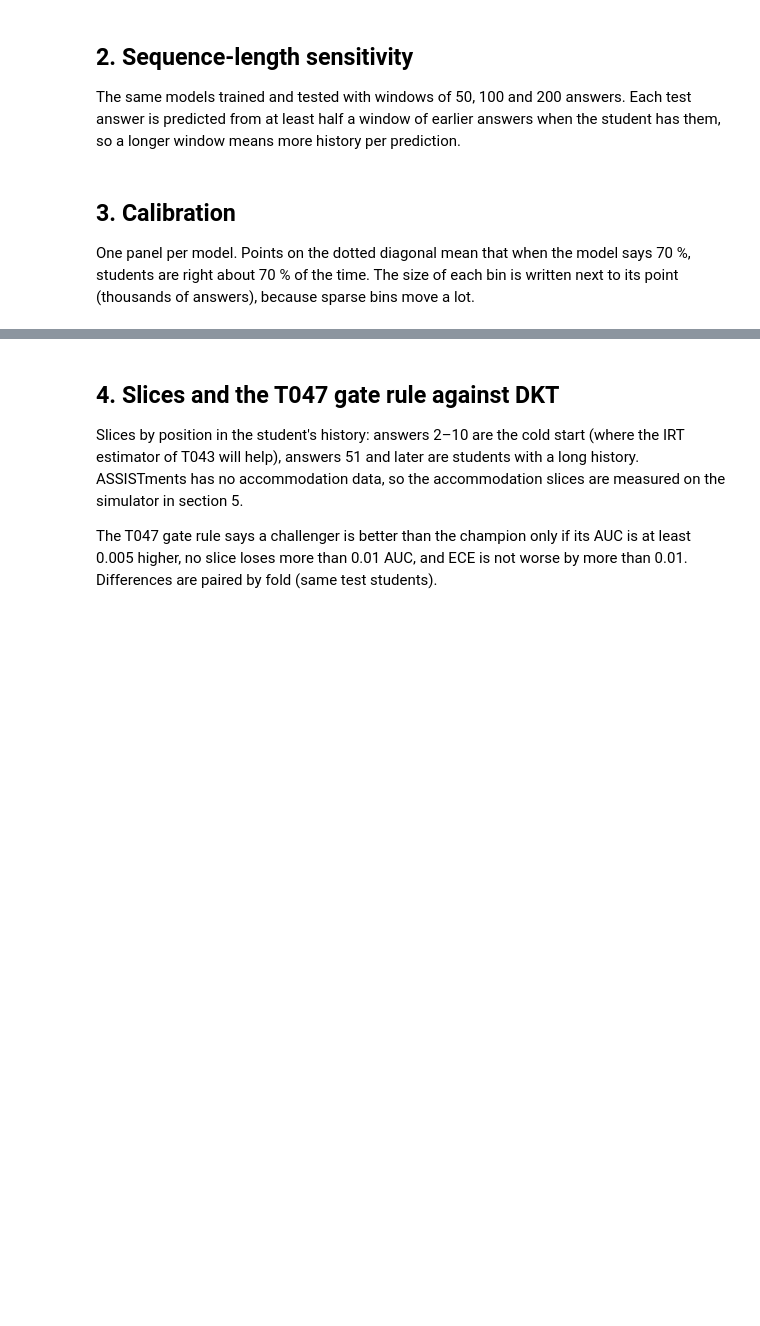
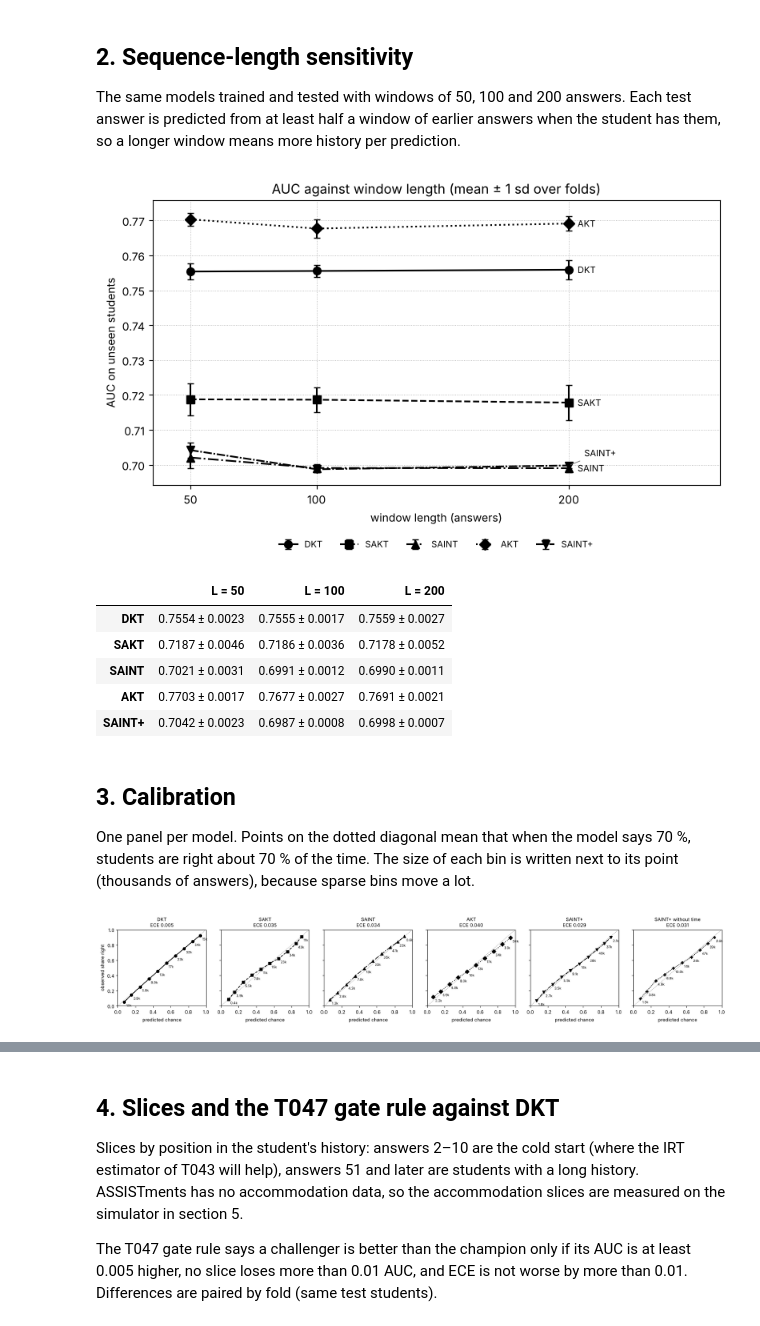
Before and after one commit to salahamami/Kuizi, a Jupyter notebook: ml/benchmarks/t040_benchmark.ipynb, the cells around one changed output, grey strips where cells are left out. Saved outputs shown, nothing was run; the diff lists cells and outputs as text; code cells hidden in the pictures; blank space fills up the shorter version.

```diff
--- a/ml/benchmarks/t040_benchmark.ipynb
+++ b/ml/benchmarks/t040_benchmark.ipynb
@@ -37,6 +37,26 @@ ORDER = ["dkt", "sakt", "saint", "akt", "saint_plus", "saint_plus_notime", "sain
 pm = lambda m, s: f"{m:.4f} ± {s:.4f}" if pd.notna(s) else f"{m:.4f}"
 pd.set_option("display.width", 200)
 
+
+def label_ends(ax, ends, min_gap=0.05):
+    # Write each series' name next to its last point, nudged apart so that no two labels overlap
+    # (ends: list of (label, x, y)). Call after all data is drawn, so the axis limits are final.
+    fig = ax.figure
+    lo, hi = ax.get_ylim()
+    height_pt = fig.get_size_inches()[1] * 72 * ax.get_position().height
+    placed = []
+    for label, x, y in sorted(ends, key=lambda e: e[2]):
+        yy = y if not placed else max(y, placed[-1] + min_gap * (hi - lo))
+        placed.append(yy)
+        moved = abs(yy - y) > 1e-12
+        ax.annotate(label, (x, y), xytext=(14 if moved else 8, (yy - y) / (hi - lo) * height_pt),
+                    textcoords="offset points", va="center", fontsize=8,
+                    arrowprops={"arrowstyle": "-", "lw": 0.6, "color": "dimgrey"} if moved else None)
+
+
+def legend_below(ax, ncol=4):
+    ax.legend(loc="upper center", bbox_to_anchor=(0.5, -0.16), ncol=ncol, fontsize=8, frameon=False)
+
 env = meta["environment"]
 print(f"Mode {meta['mode']}: {meta['training_runs']} training runs, training {meta['training_wall_seconds'] / 60:.1f} min, "
       f"total {meta['total_wall_seconds'] / 60:.1f} min on {env['cpu_count']} CPU cores "
@@ -95,27 +133,37 @@ The same models trained and tested with windows of 50, 100 and 200 answers. Each
 # %%
 # Sequence length (concept: how much history the model reads; T042 plans 512 with a sliding window, T048 builds the window)
 a = runs[runs.dataset == "assist2009"]
 lengths = sorted(a.max_len.unique())
 models = [m for m in ORDER if m in set(a.model) and a[a.model == m].max_len.nunique() > 1]
 s = a.groupby(["model", "max_len"]).auc.agg(["mean", "std"])
 display_tab = pd.DataFrame({f"L = {L}": [pm(*s.loc[(m, L)]) for m in models] for L in lengths},
                            index=[LABELS[m] for m in models])
-fig, ax = plt.subplots(figsize=(8, 4.5))
+fig, ax = plt.subplots(figsize=(8, 5))
+ends = []
 for m in models:
     y = [s.loc[(m, L), "mean"] for L in lengths]
     e = [s.loc[(m, L), "std"] for L in lengths]
     ax.errorbar(lengths, y, yerr=e, marker=MARKERS[m], ls=STYLES[m], color="black", ms=7, capsize=3, label=LABELS[m])
-    ax.annotate(LABELS[m], (lengths[-1], y[-1]), textcoords="offset points", xytext=(8, 0), va="center", fontsize=9)
+    ends.append((LABELS[m], lengths[-1], y[-1]))
 ax.set_xticks(lengths)
 ax.set_xlim(lengths[0] - 15, lengths[-1] + 60)
 ax.set_xlabel("window length (answers)")
 ax.set_ylabel("AUC on unseen students")
 ax.set_title("AUC against window length (mean ± 1 sd over folds)")
-ax.legend(loc="lower left", fontsize=8, ncol=2)
 ax.grid(ls=":", lw=0.6)
+label_ends(ax, ends)
+legend_below(ax, ncol=5)
 fig.tight_layout()
 plt.show()
 display_tab
+# %% [output]
+[figure, added]
+|  | L = 50 | L = 100 | L = 200 |
+| DKT | 0.7554 ± 0.0023 | 0.7555 ± 0.0017 | 0.7559 ± 0.0027 |
+| SAKT | 0.7187 ± 0.0046 | 0.7186 ± 0.0036 | 0.7178 ± 0.0052 |
+| SAINT | 0.7021 ± 0.0031 | 0.6991 ± 0.0012 | 0.6990 ± 0.0011 |
+| AKT | 0.7703 ± 0.0017 | 0.7677 ± 0.0027 | 0.7691 ± 0.0021 |
+| SAINT+ | 0.7042 ± 0.0023 | 0.6987 ± 0.0008 | 0.6998 ± 0.0007 |
 # %% [markdown]
 ## 3. Calibration
 
@@ -133,7 +181,7 @@ for ax, m in zip(axes, models):
     ax.plot([0, 1], [0, 1], ls=":", color="grey", lw=1)
     ax.plot(p.predicted, p.observed, marker=MARKERS[m], ls=STYLES[m], color="black", ms=6)
     for _, r in p.iterrows():
-        ax.annotate(f"{r.answers / 1000:.0f}k", (r.predicted, r.observed), textcoords="offset points", xytext=(4, -10), fontsize=7)
+        ax.annotate(f"{r.answers / 1000:.1f}k" if r.answers < 10000 else f"{r.answers / 1000:.0f}k", (r.predicted, r.observed), textcoords="offset points", xytext=(4, -10), fontsize=7)
     ece = table.loc[m, "ECE"] if m in table.index else np.nan
     ax.set_title(f"{LABELS[m]}\nECE {ece:.3f}", fontsize=10)
     ax.set_xlim(0, 1); ax.set_ylim(0, 1)
@@ -141,3 +189,5 @@ for ax, m in zip(axes, models):
 axes[0].set_ylabel("observed share right")
 fig.tight_layout()
 plt.show()
+# %% [output]
+[figure, added]
```
Also changed, not shown: parts of 17 cells of this notebook, 21 other files.
